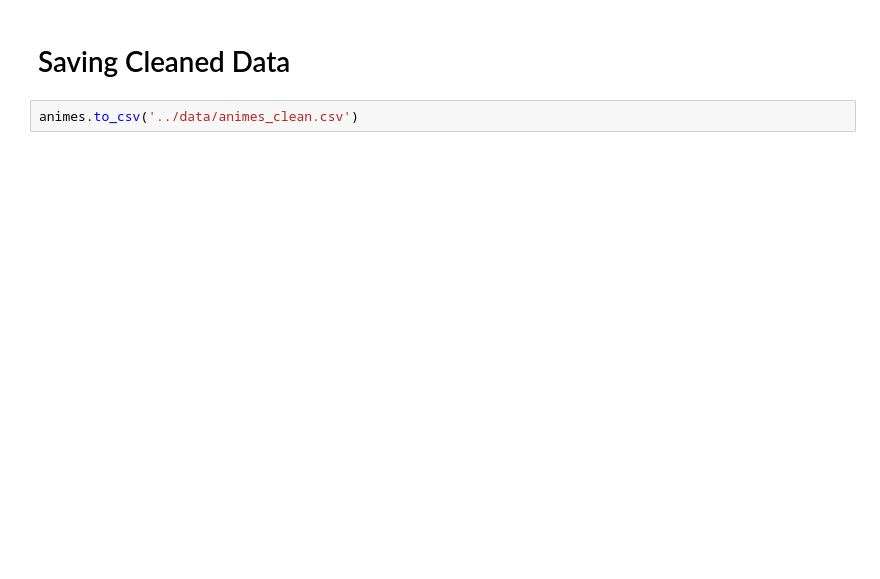
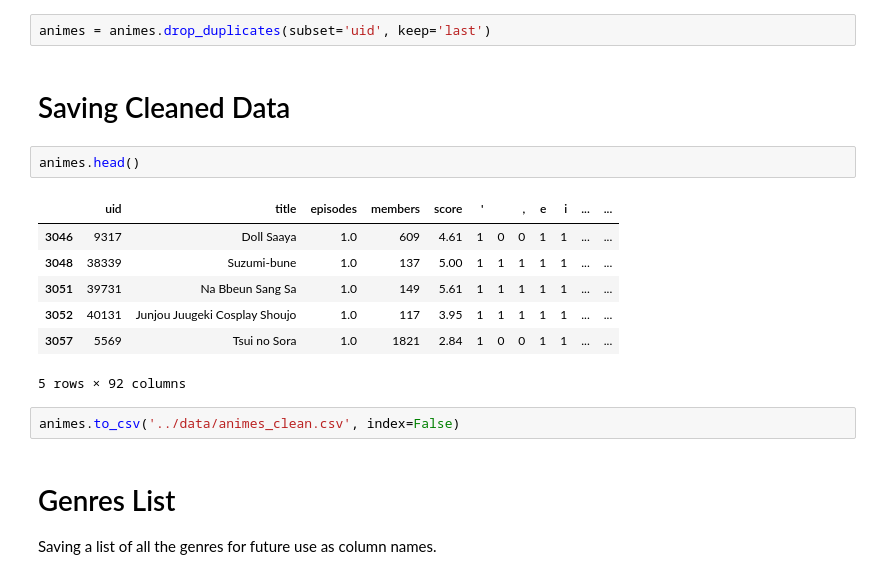
Before and after one commit to bryangne/FinalProject, a Jupyter notebook: Data Cleaning/animes-cleaning.ipynb, the cells around one changed output. Saved outputs shown, nothing was run; the diff lists cells and outputs as text; blank space fills up the shorter version.

```diff
--- a/Data Cleaning/animes-cleaning.ipynb
+++ b/Data Cleaning/animes-cleaning.ipynb
@@ -189,4 +248,19 @@ animes.drop('genre', axis=1, inplace=True)
+# %%
+animes = animes.drop_duplicates(subset='uid', keep='last')
 # %% [markdown]
 # Saving Cleaned Data
+# %%
+animes.head()
+# %% [output]
+|  | uid | title | episodes | members | score | ' |  | , | e | i | ... | ... |
+| 3046 | 9317 | Doll Saaya | 1.0 | 609 | 4.61 | 1 | 0 | 0 | 1 | 1 | ... | ... |
+| 3048 | 38339 | Suzumi-bune | 1.0 | 137 | 5.00 | 1 | 1 | 1 | 1 | 1 | ... | ... |
+| 3051 | 39731 | Na Bbeun Sang Sa | 1.0 | 149 | 5.61 | 1 | 1 | 1 | 1 | 1 | ... | ... |
+| 3052 | 40131 | Junjou Juugeki Cosplay Shoujo | 1.0 | 117 | 3.95 | 1 | 1 | 1 | 1 | 1 | ... | ... |
+| 3057 | 5569 | Tsui no Sora | 1.0 | 1821 | 2.84 | 1 | 0 | 0 | 1 | 1 | ... | ... |
+5 rows × 92 columns
 # %%
-animes.to_csv('../data/animes_clean.csv')
+animes.to_csv('../data/animes_clean.csv', index=False)
+# %% [markdown]
+# Genres List
+Saving a list of all the genres for future use as column names.
```
Also changed, not shown: parts of 11 cells of this notebook, 6 other files.
